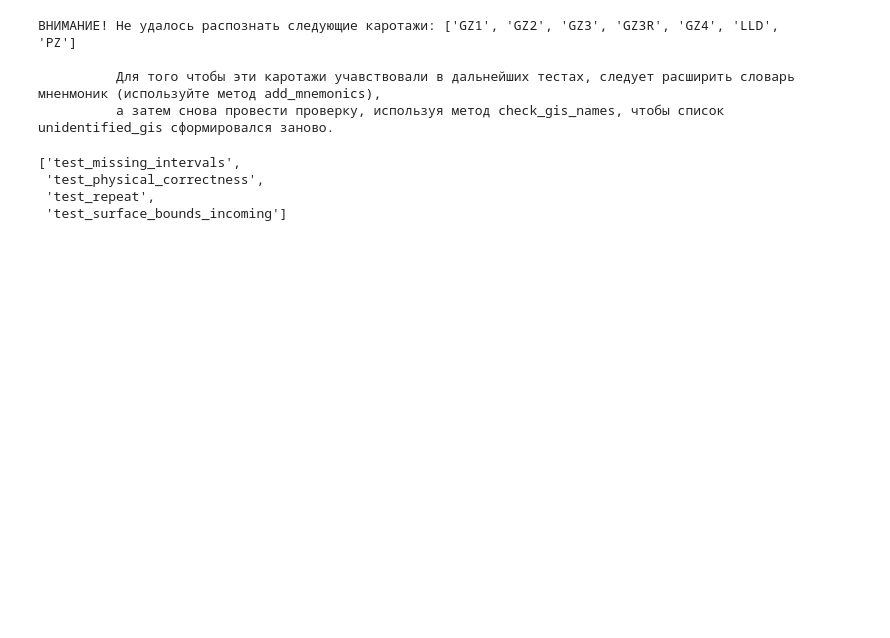
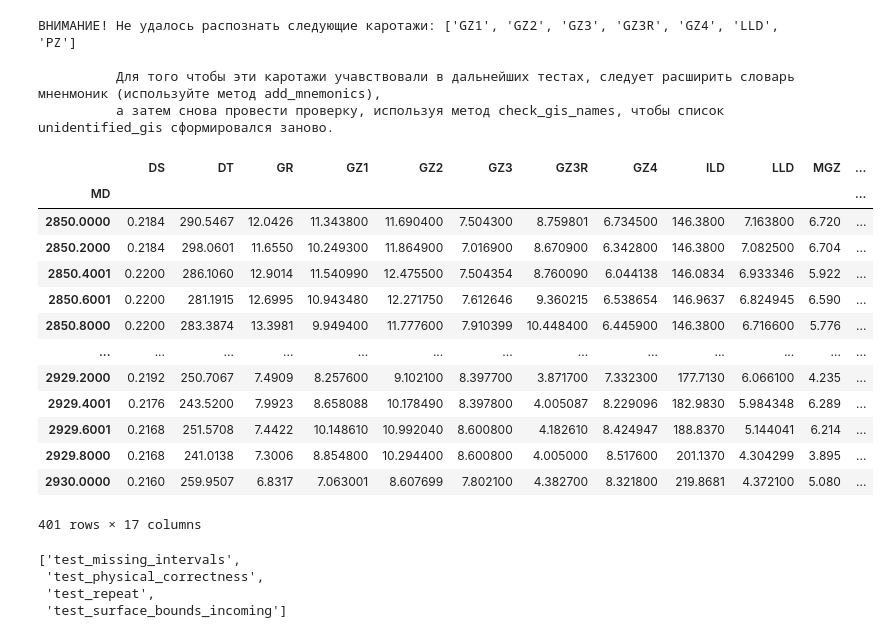
Before and after one commit to Salnikov-MaX/QA_QC_proj, a Jupyter notebook: user_scenario_gis.ipynb, the cells around one changed output. Cells and saved outputs as stored; diff of their text form; code cells hidden in the pictures; blank space fills up the shorter version.

```diff
--- a/user_scenario_gis.ipynb
+++ b/user_scenario_gis.ipynb
@@ -11,6 +11,25 @@ gis_qa_qc = QA_QC_gis(las_path = las_path,
 
           Для того чтобы эти каротажи учавствовали в дальнейших тестах, следует расширить словарь мненмоник (используйте метод add_mnemonics),
           а затем снова провести проверку, используя метод check_gis_names, чтобы список unidentified_gis сформировался заново.
+# %%
+import lasio
+
+lasio.read(las_path).df()
+# %% [output]
+|  | DS | DT | GR | GZ1 | GZ2 | GZ3 | GZ3R | GZ4 | ILD | LLD | MGZ | ... |
+| MD |  |  |  |  |  |  |  |  |  |  |  | ... |
+| 2850.0000 | 0.2184 | 290.5467 | 12.0426 | 11.343800 | 11.690400 | 7.504300 | 8.759801 | 6.734500 | 146.3800 | 7.163800 | 6.720 | ... |
+| 2850.2000 | 0.2184 | 298.0601 | 11.6550 | 10.249300 | 11.864900 | 7.016900 | 8.670900 | 6.342800 | 146.3800 | 7.082500 | 6.704 | ... |
+| 2850.4001 | 0.2200 | 286.1060 | 12.9014 | 11.540990 | 12.475500 | 7.504354 | 8.760090 | 6.044138 | 146.0834 | 6.933346 | 5.922 | ... |
+| 2850.6001 | 0.2200 | 281.1915 | 12.6995 | 10.943480 | 12.271750 | 7.612646 | 9.360215 | 6.538654 | 146.9637 | 6.824945 | 6.590 | ... |
+| 2850.8000 | 0.2200 | 283.3874 | 13.3981 | 9.949400 | 11.777600 | 7.910399 | 10.448400 | 6.445900 | 146.3800 | 6.716600 | 5.776 | ... |
+| ... | ... | ... | ... | ... | ... | ... | ... | ... | ... | ... | ... | ... |
+| 2929.2000 | 0.2192 | 250.7067 | 7.4909 | 8.257600 | 9.102100 | 8.397700 | 3.871700 | 7.332300 | 177.7130 | 6.066100 | 4.235 | ... |
+| 2929.4001 | 0.2176 | 243.5200 | 7.9923 | 8.658088 | 10.178490 | 8.397800 | 4.005087 | 8.229096 | 182.9830 | 5.984348 | 6.289 | ... |
+| 2929.6001 | 0.2168 | 251.5708 | 7.4422 | 10.148610 | 10.992040 | 8.600800 | 4.182610 | 8.424947 | 188.8370 | 5.144041 | 6.214 | ... |
+| 2929.8000 | 0.2168 | 241.0138 | 7.3006 | 8.854800 | 10.294400 | 8.600800 | 4.005000 | 8.517600 | 201.1370 | 4.304299 | 3.895 | ... |
+| 2930.0000 | 0.2160 | 259.9507 | 6.8317 | 7.063001 | 8.607699 | 7.802100 | 4.382700 | 8.321800 | 219.8681 | 4.372100 | 5.080 | ... |
+401 rows × 17 columns
 # %%
 list_of_tests = gis_qa_qc.get_list_of_tests()
 list_of_tests
```
Also changed, not shown: 5 other files.
